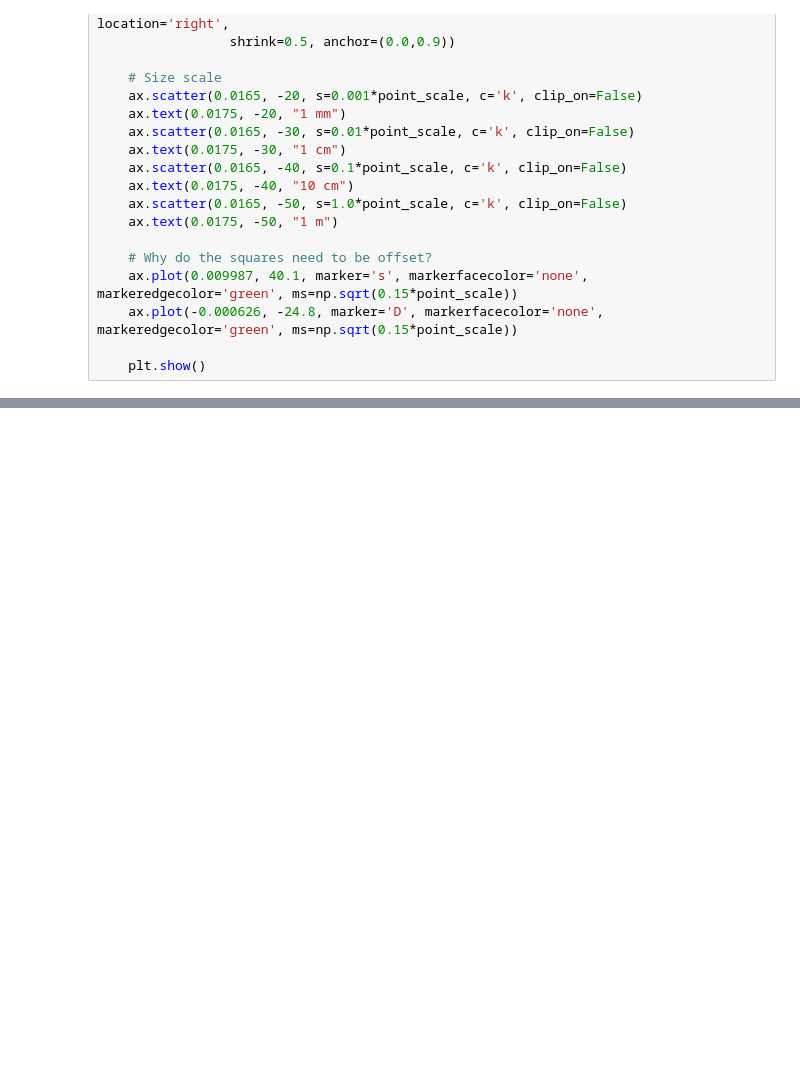
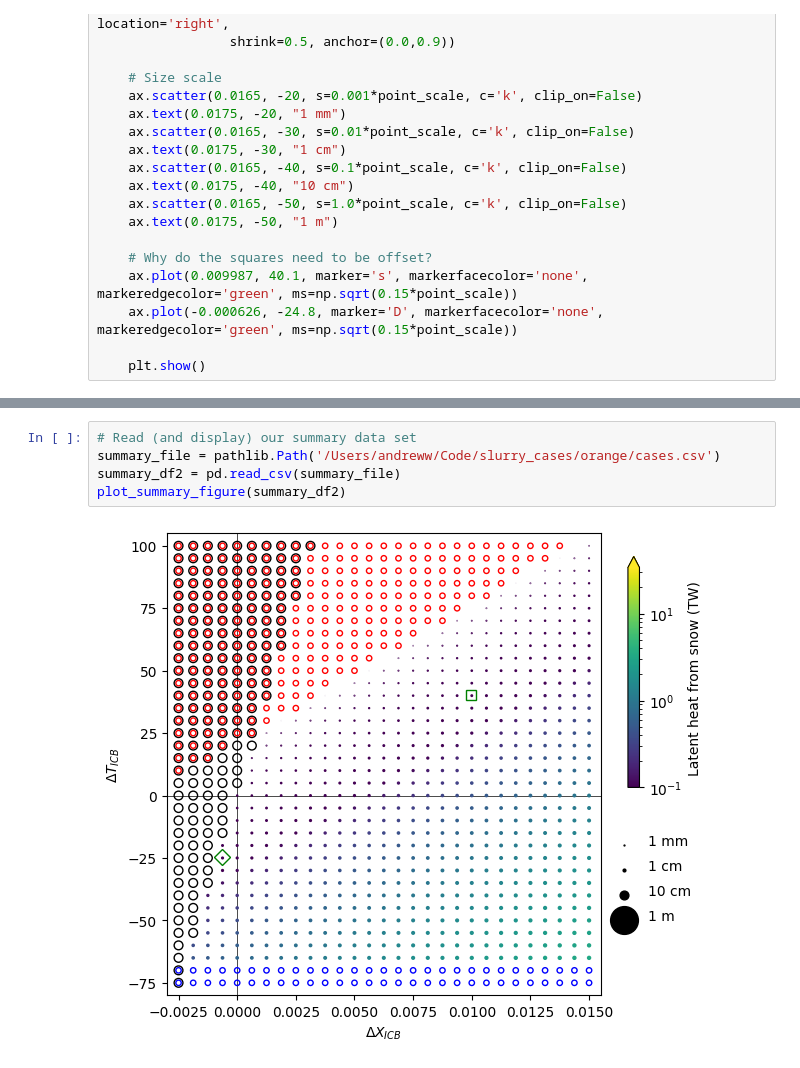
Before and after one commit to andreww/slurry, a Jupyter notebook: layer_model_plot.ipynb, the cells around one changed output, grey strips where cells are left out. Saved outputs shown, nothing was run; the diff lists cells and outputs as text; blank space fills up the shorter version.

```diff
--- a/layer_model_plot.ipynb
+++ b/layer_model_plot.ipynb
@@ -102,0 +111,7 @@ plot_summary_figure(summary_df)
+# %%
+# Read (and display) our summary data set
+summary_file = pathlib.Path('/Users/andreww/Code/slurry_cases/orange/cases.csv')
+summary_df2 = pd.read_csv(summary_file)
+plot_summary_figure(summary_df2)
+# %% [output]
+[figure, added]
```
Also changed, not shown: parts of 5 cells of this notebook.
